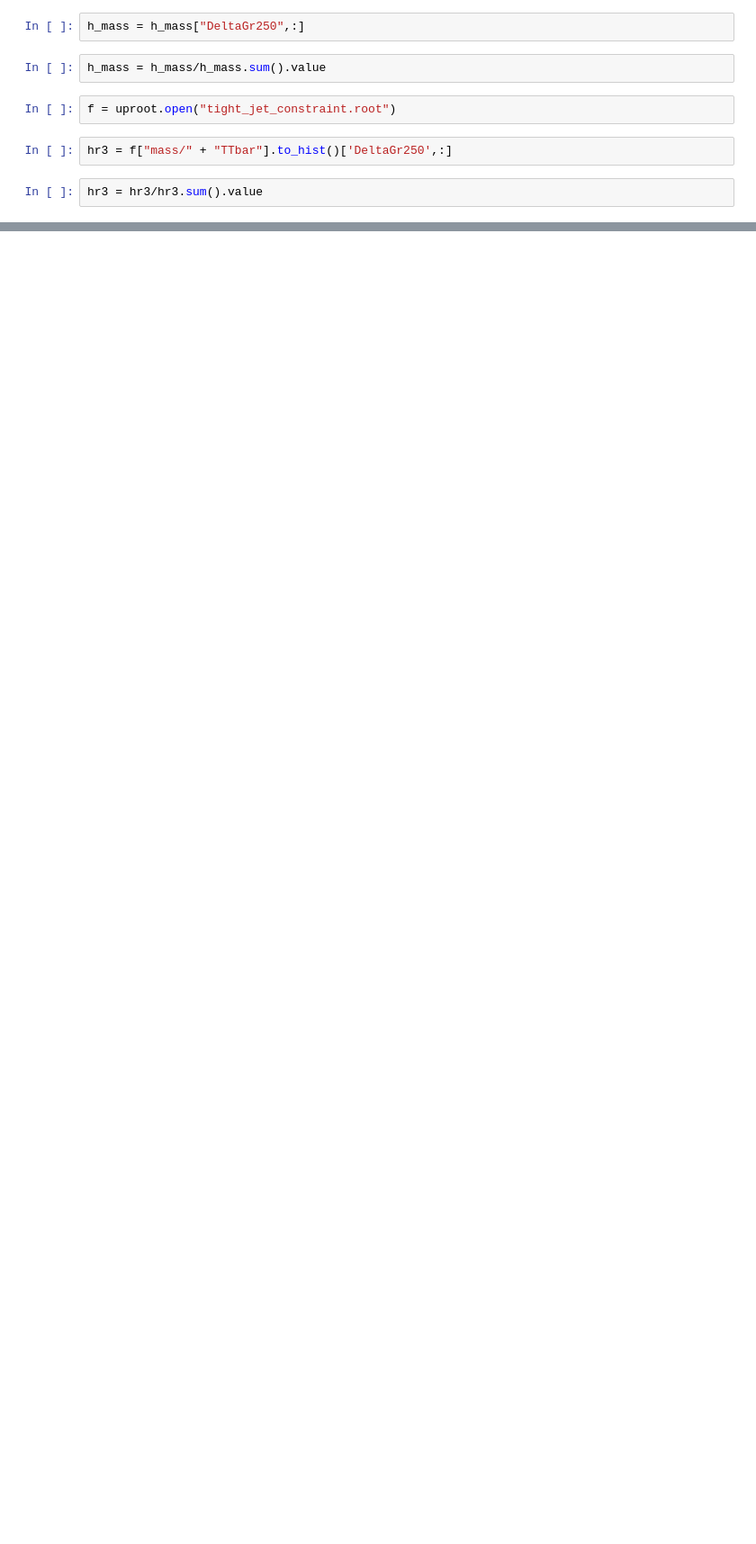
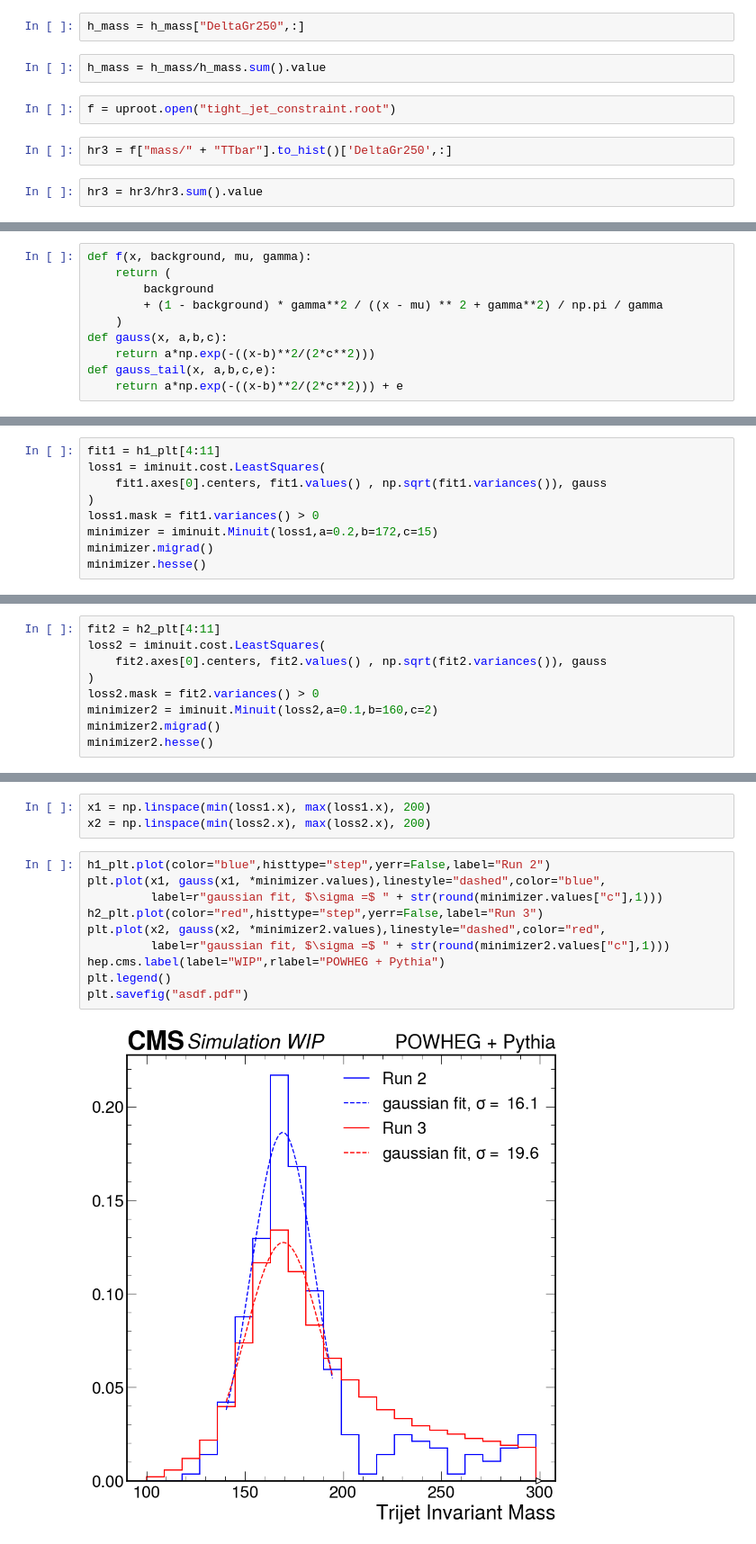
Before and after one commit to akanugan/MultiJets, a Jupyter notebook: TopStudies/run2TT.ipynb, the cells around one changed output, grey strips where cells are left out. Shown at 90% size. Cells and saved outputs as stored; diff of their text form; blank space fills up the shorter version.

```diff
--- a/TopStudies/run2TT.ipynb
+++ b/TopStudies/run2TT.ipynb
@@ -51,0 +52,10 @@ plt.legend()
+# %%
+def f(x, background, mu, gamma):
+    return (
+        background
+        + (1 - background) * gamma**2 / ((x - mu) ** 2 + gamma**2) / np.pi / gamma
+    )
+def gauss(x, a,b,c):
+    return a*np.exp(-((x-b)**2/(2*c**2)))
+def gauss_tail(x, a,b,c,e):
+    return a*np.exp(-((x-b)**2/(2*c**2))) + e
@@ -51,0 +66,9 @@ plt.legend()
+# %%
+fit1 = h1_plt[4:11]
+loss1 = iminuit.cost.LeastSquares(
+    fit1.axes[0].centers, fit1.values() , np.sqrt(fit1.variances()), gauss
+)
+loss1.mask = fit1.variances() > 0
+minimizer = iminuit.Minuit(loss1,a=0.2,b=172,c=15)
+minimizer.migrad()
+minimizer.hesse()
@@ -51,0 +90,9 @@ plt.legend()
+# %%
+fit2 = h2_plt[4:11]
+loss2 = iminuit.cost.LeastSquares(
+    fit2.axes[0].centers, fit2.values() , np.sqrt(fit2.variances()), gauss
+)
+loss2.mask = fit2.variances() > 0
+minimizer2 = iminuit.Minuit(loss2,a=0.1,b=160,c=2)
+minimizer2.migrad()
+minimizer2.hesse()
@@ -51,0 +116,15 @@ plt.legend()
+# %%
+x1 = np.linspace(min(loss1.x), max(loss1.x), 200)
+x2 = np.linspace(min(loss2.x), max(loss2.x), 200)
+# %%
+h1_plt.plot(color="blue",histtype="step",yerr=False,label="Run 2")
+plt.plot(x1, gauss(x1, *minimizer.values),linestyle="dashed",color="blue",
+         label=r"gaussian fit, $\sigma =$ " + str(round(minimizer.values["c"],1)))
+h2_plt.plot(color="red",histtype="step",yerr=False,label="Run 3")
+plt.plot(x2, gauss(x2, *minimizer2.values),linestyle="dashed",color="red",
+         label=r"gaussian fit, $\sigma =$ " + str(round(minimizer2.values["c"],1)))
+hep.cms.label(label="WIP",rlabel="POWHEG + Pythia")
+plt.legend()
+plt.savefig("asdf.pdf")
+# %% [output]
+[figure, added]
```
Also changed, not shown: parts of 11 cells of this notebook, 4 other files.
